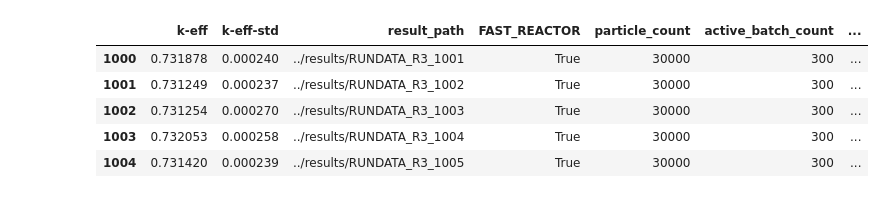
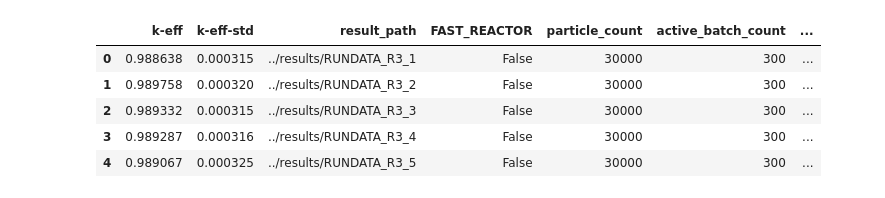
Before and after one commit to Kladdy/master-project, a Jupyter notebook: analysis/runs/R3/plotting/plot.ipynb, the cells around one changed output. Saved outputs shown, nothing was run; the diff lists cells and outputs as text; code cells hidden in the pictures.

Commit message:
Add plot_tools and data_tools

```diff
--- a/analysis/runs/R3/plotting/plot.ipynb
+++ b/analysis/runs/R3/plotting/plot.ipynb
@@ -3,10 +3,9 @@ from multiprocessing import Pool
 
 import os
 import sys
-# sys.stdout.flush() # For progress bar to not print a new line everytime
 TOOLS_PATH = f"{os.getenv('MASTER_PROJECT_ROOT_FOLDER')}/logistics"
 sys.path.insert(0, TOOLS_PATH)
-from tools import run_tools
+from tools import run_tools, plot_tools, data_tools
 import seaborn as sns
 import openmc
 import pandas as pd
@@ -36,34 +35,37 @@ def handle_folder(result_folder):
 
     return result
 
-with Pool(8) as p:
+with Pool(32) as p:
     # Loop over each run number and get the run settings as well as the k-effective
     # for result_folder in tqdm(result_folders):
     results = list(tqdm(p.imap(handle_folder, result_folders), total=len(result_folders)))
 # %%
 # PLOT SETTINGS:
-FAST_REACTOR = True # True if epithermal, False if thermal
+FAST_REACTOR = False # True if epithermal, False if thermal
+NEUTRON_TEMP = "EPITHERMAL" if FAST_REACTOR else "THERMAL"
 
-folder_name = f"plots-FAST_REACTOR={FAST_REACTOR}"
+folder_name = f"plots-{NEUTRON_TEMP}"
 os.makedirs(folder_name, exist_ok=True)
 
 def get_filename(plot_type: str, value: str):
-    return f"{folder_name}/{plot_type}_{value}-FAST_REACTOR={FAST_REACTOR}.pdf"
+    return f"{folder_name}/{plot_type}_{value}-{NEUTRON_TEMP}.pdf"
 
 # Create a dataframe from the results
 df = pd.DataFrame(results)
 
 # Filter for FAST_REACTOR
 df = df[df["FAST_REACTOR"] == FAST_REACTOR]
 
 if df.empty:
     raise Exception("No results found!")
 
+df = data_tools.add_reactivity_to_df(df)
+
 df.head()
 # %% [output]
 |  | k-eff | k-eff-std | result_path | FAST_REACTOR | particle_count | active_batch_count | ... |
-| 1000 | 0.731878 | 0.000240 | ../results/RUNDATA_R3_1001 | True | 30000 | 300 | ... |
-| 1001 | 0.731249 | 0.000237 | ../results/RUNDATA_R3_1002 | True | 30000 | 300 | ... |
-| 1002 | 0.731254 | 0.000270 | ../results/RUNDATA_R3_1003 | True | 30000 | 300 | ... |
-| 1003 | 0.732053 | 0.000258 | ../results/RUNDATA_R3_1004 | True | 30000 | 300 | ... |
-| 1004 | 0.731420 | 0.000239 | ../results/RUNDATA_R3_1005 | True | 30000 | 300 | ... |
+| 0 | 0.988638 | 0.000315 | ../results/RUNDATA_R3_1 | False | 30000 | 300 | ... |
+| 1 | 0.989758 | 0.000320 | ../results/RUNDATA_R3_2 | False | 30000 | 300 | ... |
+| 2 | 0.989332 | 0.000315 | ../results/RUNDATA_R3_3 | False | 30000 | 300 | ... |
+| 3 | 0.989287 | 0.000316 | ../results/RUNDATA_R3_4 | False | 30000 | 300 | ... |
+| 4 | 0.989067 | 0.000325 | ../results/RUNDATA_R3_5 | False | 30000 | 300 | ... |
```
Also changed, not shown: parts of 6 cells of this notebook, 11 other files.
